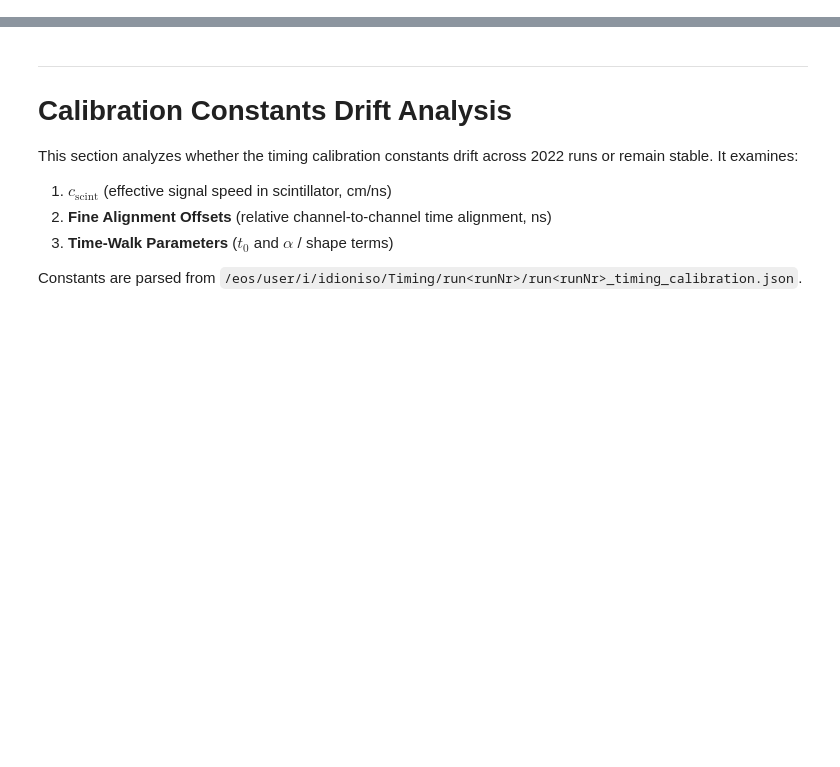
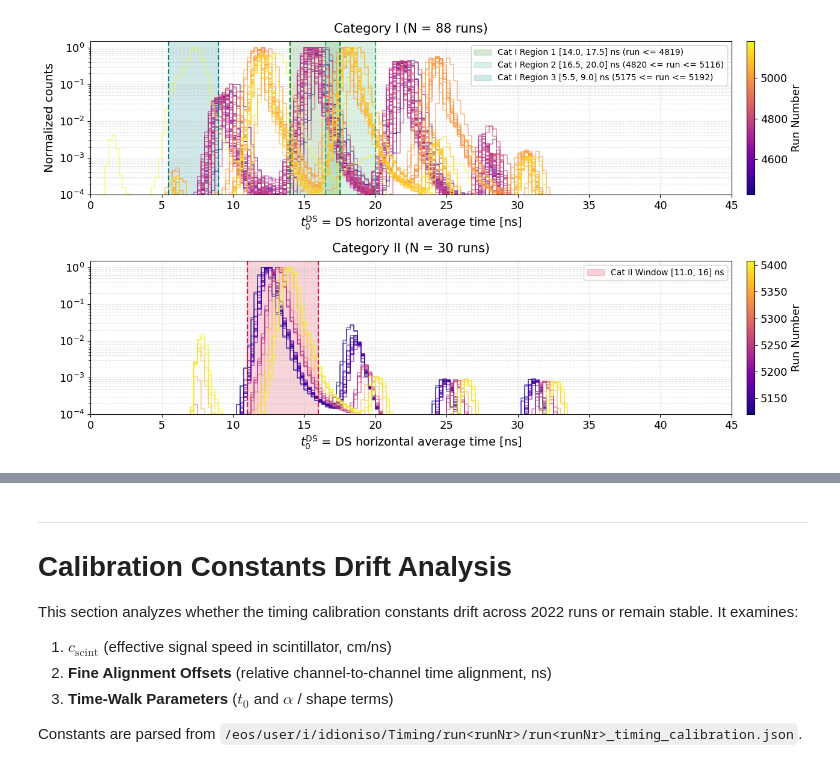
Before and after one commit to idionisov/snd-veto-us, a Jupyter notebook: notebooks/runDrifts.ipynb, the cells around one changed output, grey strips where cells are left out. Drawn from its saved outputs; the diff is of its cells as text; code cells hidden in the pictures; blank space fills up the shorter version.

```diff
--- a/notebooks/runDrifts.ipynb
+++ b/notebooks/runDrifts.ipynb
@@ -113 +182,66 @@ runs_data_catII = runs_by_cat["catII"]
+# %%
+fig, axes = plt.subplots(2, 1, figsize=(14, 7.5), sharey=True)
+
+# Define Category I run-dependent reference windows
+catI_windows = [
+    ("Cat I Region 1 [14.0, 17.5] ns (run <= 4819)", 14.0, 17.5, "forestgreen"),
+    ("Cat I Region 2 [16.5, 20.0] ns (4820 <= run <= 5116)", 16.5, 20.0, "mediumseagreen"),
+    ("Cat I Region 3 [5.5, 9.0] ns (5175 <= run <= 5192)", 5.5, 9.0, "teal"),
+]
+
+# Define Category II reference window
+catII_windows = [
+    ("Cat II Window [11.0, 16] ns", 11.0, 16.0, "crimson")
+]
+
+panels = [
+    ("Category I", runs_data_catI, axes[0], cm.plasma, catI_windows),
+    ("Category II", runs_data_catII, axes[1], cm.plasma, catII_windows)
+]
+
+for title, rdata, ax, cmap, windows in panels:
+    if not rdata:
+        ax.text(0.5, 0.5, f"No runs loaded for {title}", transform=ax.transAxes,
+                ha="center", va="center", fontsize=14, color="gray")
+        ax.set_title(title, fontsize=15, pad=10)
+        ax.set_xlabel(r"$t_0^{\mathrm{DS}}$ = DS horizontal average time [ns]", fontsize=14)
+        ax.grid(True, which="both", linestyle="--", alpha=0.35)
+        continue
+
+    run_numbers = [d["run"] for d in rdata]
+    min_run, max_run = min(run_numbers), max(run_numbers)
+    norm = mcolors.Normalize(vmin=min_run, vmax=max(max_run, min_run + 1))
+
+    # Plot each run with color mapped to run number
+    for d in rdata:
+        color = cmap(norm(d["run"]))
+        ax.step(d["edges"][:-1], d["norm_peak"], where="post", color=color, alpha=0.55, lw=1.2)
+
+    # Shaded reference windows
+    for w_label, w_low, w_high, w_col in windows:
+        ax.axvspan(w_low, w_high, color=w_col, alpha=0.18, label=w_label)
+        ax.axvline(w_low, color=w_col, linestyle="--", lw=1.6)
+        ax.axvline(w_high, color=w_col, linestyle="--", lw=1.6)
+
+    ax.set_yscale("log")
+    ax.set_ylim(1e-4, 1.5)
+    ax.set_xlim(0, 45)
+    ax.set_xlabel(r"$t_0^{\mathrm{DS}}$ = DS horizontal average time [ns]", fontsize=14)
+    ax.set_title(f"{title} (N = {len(rdata)} runs)", fontsize=15, pad=10)
+    ax.grid(True, which="both", linestyle="--", alpha=0.35)
+
+    # Individual colorbar per panel
+    sm = cm.ScalarMappable(norm=norm, cmap=cmap)
+    sm.set_array([])
+    cbar = fig.colorbar(sm, ax=ax, pad=0.02)
+    cbar.set_label("Run Number", fontsize=13)
+
+    ax.legend(loc="upper right", frameon=True, fontsize=10)
+
+axes[0].set_ylabel("Normalized counts", fontsize=14)
+
+plt.tight_layout()
+plt.show()
+# %% [output]
+[figure, added]
 # %%
```
Also changed, not shown: parts of 6 cells of this notebook, 7 other files.
